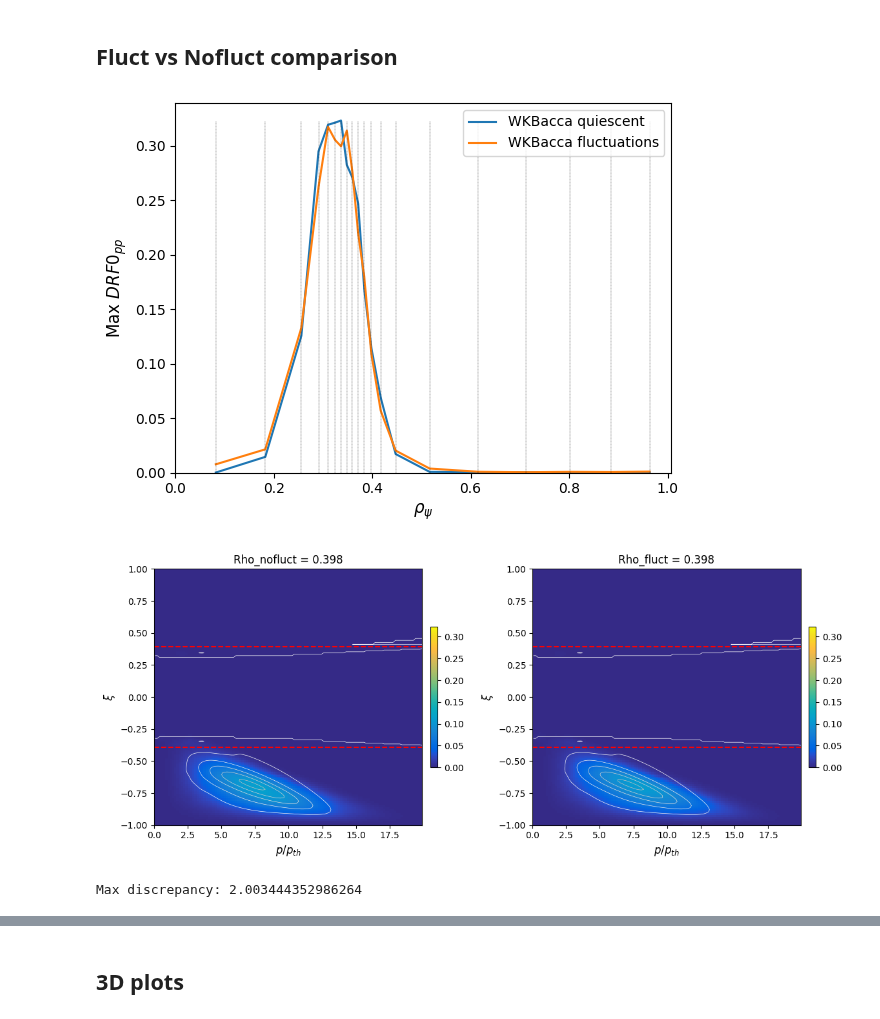
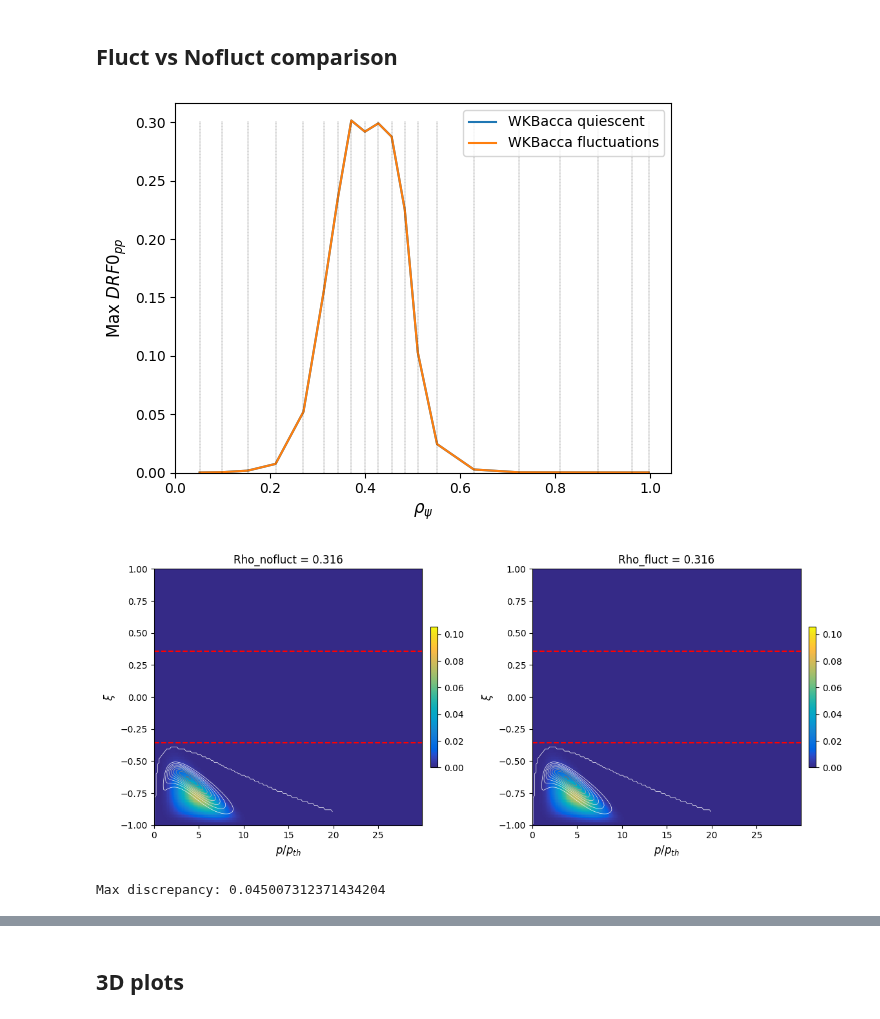
Before and after one commit to EwoutDevlaminck/WKBacca_QL, a Jupyter notebook: QL_analysis.ipynb, the cells around one changed output, grey strips where cells are left out. Cells and saved outputs as stored; diff of their text form; code cells hidden in the pictures.

```diff
--- a/QL_analysis.ipynb
+++ b/QL_analysis.ipynb
@@ -65,10 +65,10 @@ cm_data = [[0.2081, 0.1663, 0.5292], [0.2116238095, 0.1897809524, 0.5776761905],
 parula_map = LinearSegmentedColormap.from_list('parula', cm_data)
 parula_map.set_under(cm_data[0])
 # %%
-filename_nofluct        = '/home/devlamin/WKbeam_simulations/TCV_74302_1.2_nofluct/output/QL_waves_TCV_74302_1.2_nofluct_sparse.h5'
-filename_fluct          = '/home/devlamin/WKbeam_simulations/TCV_74302_1.2_fluct/output/QLdiff_binned_fluct.h5'
+filename_nofluct        = '/home/devlamin/WKbeam_simulations/TCV_86148_0.6_fluct/output/QLdiff_fluct_n23.h5'
+filename_fluct          = '/home/devlamin/WKbeam_simulations/TCV_86148_0.6_fluct/output/QLdiff_fluct_n23.h5'
 
-matlab_file         = '/home/devlamin/WKbeam_simulations/TCV_74302_1.2_nofluct/output/Drf_data.mat'
+matlab_file         = '/home/devlamin/WKbeam_simulations/TCV_85355_0.9_nofluct/output/Drf_data.mat'
 
 #filename_nofluct        = '/home/devlamin/WKBacca_LUKE_cases/TCV_74302_nonuni/WKBeam_results/nofluct/QL_waves_TCV74302_1.2_nofluct_sparse.h5'
 #filename_fluct          = '/home/devlamin/WKBacca_LUKE_cases/TCV_74302_nonuni/WKBeam_results/fluct/QL_waves_TCV74302_1.2_fluct_sparse.h5'
@@ -467,9 +467,9 @@ plt.legend()
 #plt.grid()
 plt.show()
 # %% [output]
-[figure, old version]
+[figure, new version]
 # %%
-rho_goal = 0.4
+rho_goal = 0.3
 i_mat, i_no_fluct, i_fluct = closest_index(rho_goal)
 #-------------------------#
 
@@ -481,35 +481,35 @@ fig2 = ax.contour(Pnorm_mat, Ksi0_mat, Drf_mat[:,:,i_mat].T, levels=np.linspace(
 
 colorbar = plt.colorbar(fig, orientation='vertical', pad=.025, shrink=.55)
 
 ax.axhline(Trapksi0[i_no_fluct], color='r', linestyle='--')
 ax.axhline(-Trapksi0[i_no_fluct], color='r', linestyle='--')
 ax.set_xlabel(r'$p/p_{th}$', size=12)
 ax.set_ylabel(r'$\xi$', size=12)
 ax.set_ylim(-1, 1)
 ax.set_xlim(0, p_max)
 ax.set_title(f'Rho_nofluct = {np.sqrt(psi[i_no_fluct]):.3}')
 
 ax = plt.subplot(122)
 fig = ax.pcolormesh(Pnorm, Ksi0, DRF_pp_fluct[:,:,i_fluct], cmap=parula_map, vmin=min_nofluct, vmax=max_nofluct)
 fig2 = ax.contour(Pnorm_mat, Ksi0_mat, Drf_mat[:,:,i_mat].T, levels=np.linspace(min_mat, max_mat, 15), cmap='Greys', linewidths=0.5)
 
 colorbar = plt.colorbar(fig, orientation='vertical', pad=.025, shrink=.55)
 
 ax.axhline(Trapksi0_fluct[i_fluct], color='r', linestyle='--')
 ax.axhline(-Trapksi0_fluct[i_fluct], color='r', linestyle='--')
 ax.set_xlabel(r'$p/p_{th}$', size=12)
 ax.set_ylabel(r'$\xi$', size=12)
 ax.set_ylim(-1, 1)
 ax.set_xlim(0, p_max)
 ax.set_title(f'Rho_fluct = {np.sqrt(psi_fluct[i_fluct]):.3}')
 
 plt.tight_layout()
 plt.show()
 
 print(f'Max discrepancy: {np.max(DRF_pp_nofluct[i_no_fluct]/np.amax(Drf_mat[:,:,i_mat].T))}')
 # %% [output]
-[figure, old version]
+[figure, new version]
-Max discrepancy: 2.003444352986264
+Max discrepancy: 0.045007312371434204
 # %%
 def Trapping_line(p_par, Trapksi0, i_psi):
     #Trapping line, giving p_perp_Trap = p_par_Trap * sqrt(1 - ksi0_T^2)/ksi0_T*sign(p_par_Trap)
```
Also changed, not shown: parts of 11 cells of this notebook, 21 other files.
